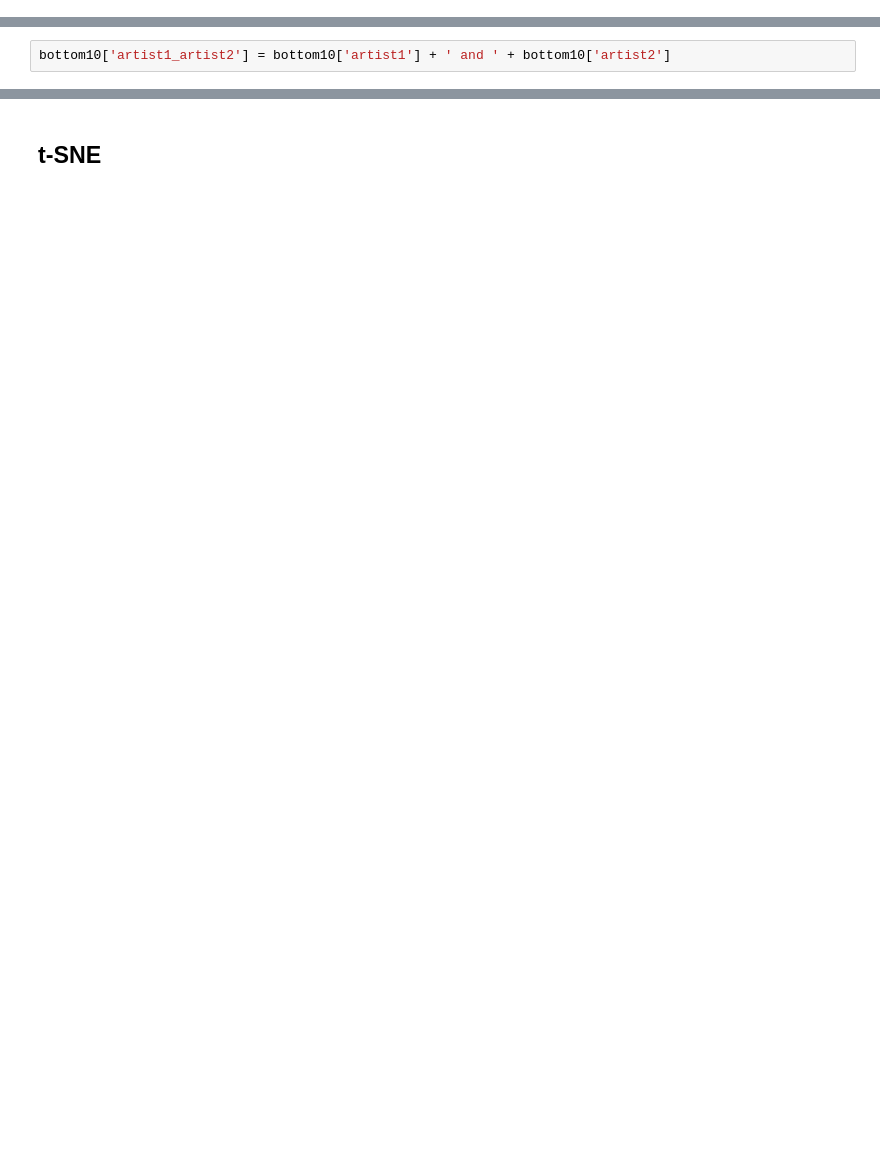
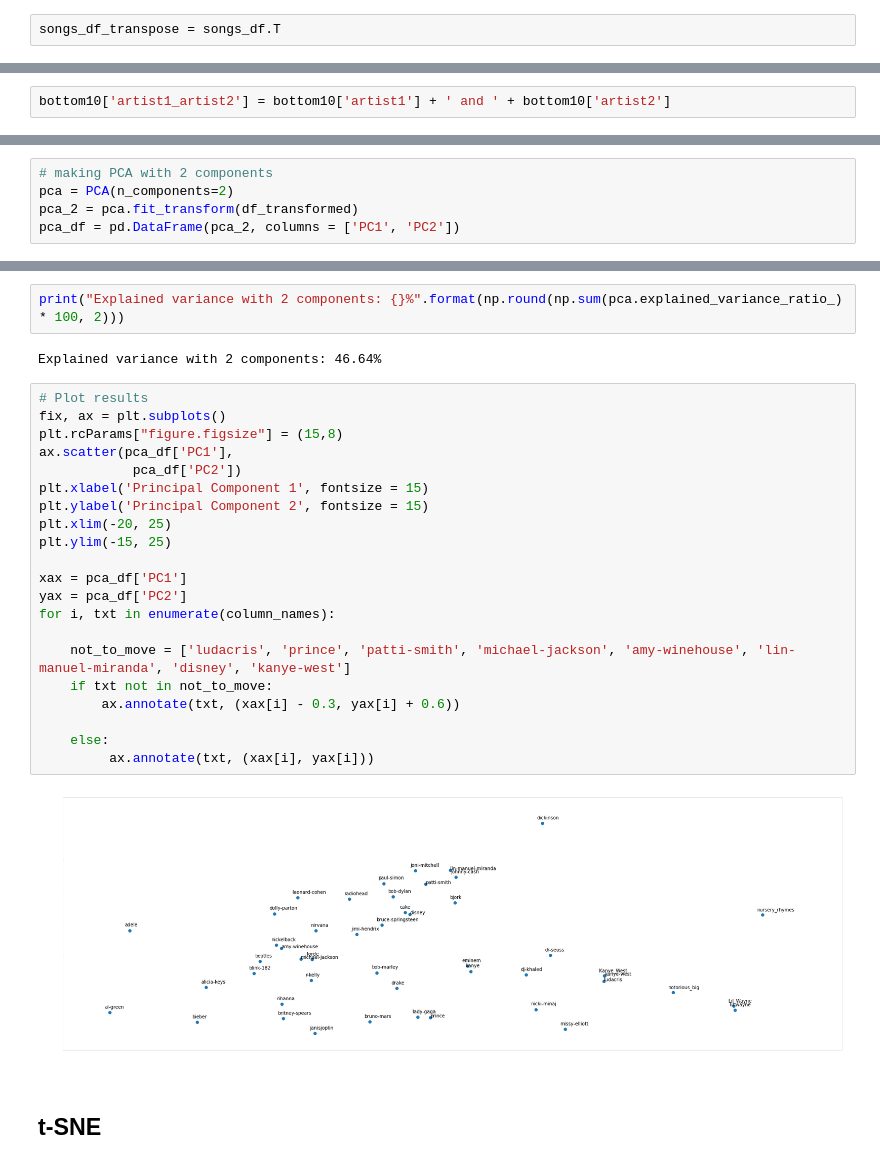
Before and after one commit to dkoterwa/masters, a Jupyter notebook: first semester/Unsupervised Learning/article_2/article.ipynb, the cells around one changed output, grey strips where cells are left out. Drawn from its saved outputs; the diff is of its cells as text; blank space fills up the shorter version.

```diff
--- a/first semester/Unsupervised Learning/article_2/article.ipynb
+++ b/first semester/Unsupervised Learning/article_2/article.ipynb
@@ -143,3 +210,5 @@ fig = sns.heatmap(cos_sim_df)
+# %%
+songs_df_transpose = songs_df.T
 # %%
 # Scaling data
 sc = StandardScaler()
@@ -222,0 +320,5 @@ plt.margins(x=0)
+# %%
+# making PCA with 2 components
+pca = PCA(n_components=2)
+pca_2 = pca.fit_transform(df_transformed)
+pca_df = pd.DataFrame(pca_2, columns = ['PC1', 'PC2'])
@@ -223,2 +334,29 @@ plt.margins(x=0)
+# %%
+print("Explained variance with 2 components: {}%".format(np.round(np.sum(pca.explained_variance_ratio_) * 100, 2)))
+# %% [output]
+Explained variance with 2 components: 46.64%
+# %%
+# Plot results
+fix, ax = plt.subplots()
+plt.rcParams["figure.figsize"] = (15,8)
+ax.scatter(pca_df['PC1'],
+            pca_df['PC2'])
+plt.xlabel('Principal Component 1', fontsize = 15)
+plt.ylabel('Principal Component 2', fontsize = 15)
+plt.xlim(-20, 25)
+plt.ylim(-15, 25)
+
+xax = pca_df['PC1']
+yax = pca_df['PC2']
+for i, txt in enumerate(column_names):
+
+    not_to_move = ['ludacris', 'prince', 'patti-smith', 'michael-jackson', 'amy-winehouse', 'lin-manuel-miranda', 'disney', 'kanye-west']
+    if txt not in not_to_move:
+        ax.annotate(txt, (xax[i] - 0.3, yax[i] + 0.6))
+
+    else:
+         ax.annotate(txt, (xax[i], yax[i]))
+# %% [output]
+[figure, added]
 # %% [markdown]
 ## t-SNE
```
Also changed, not shown: parts of 32 cells of this notebook, 6 other files.
